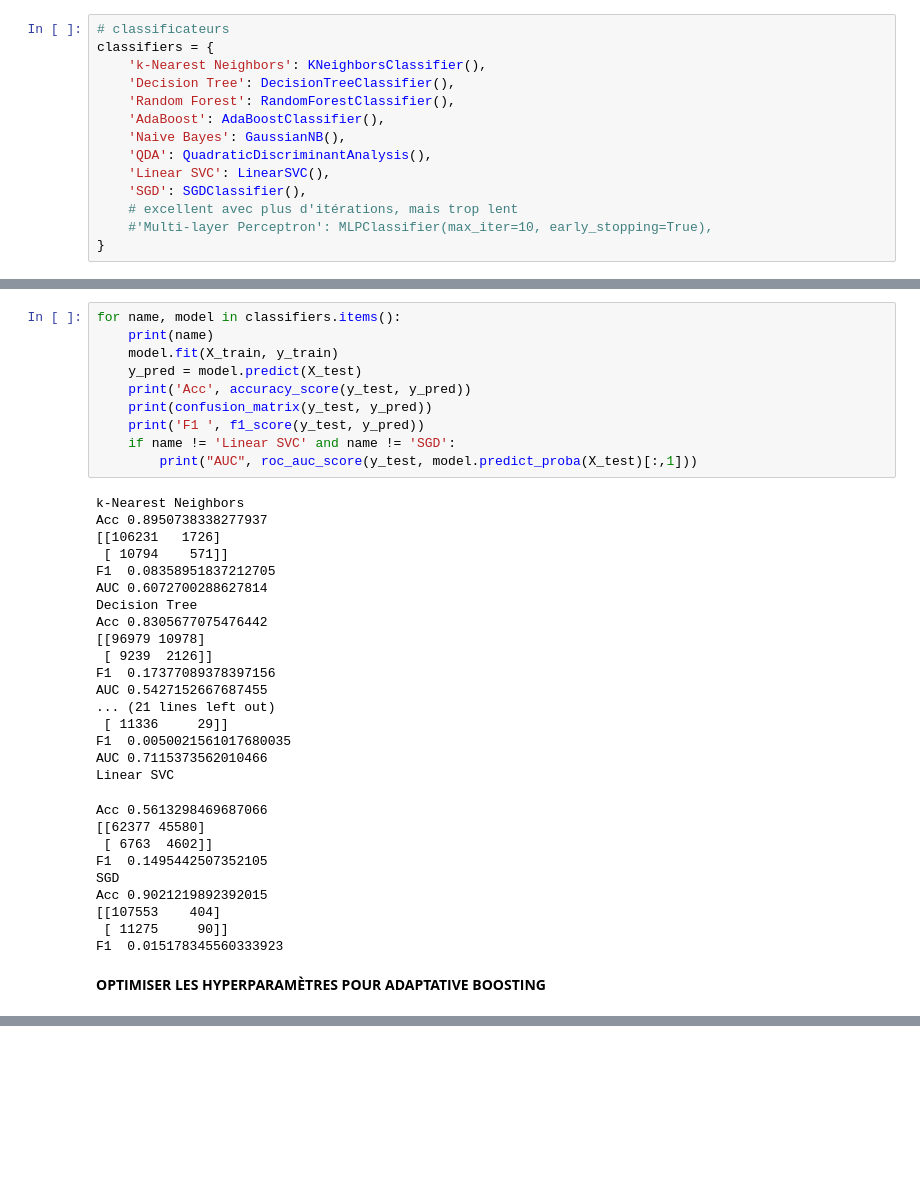
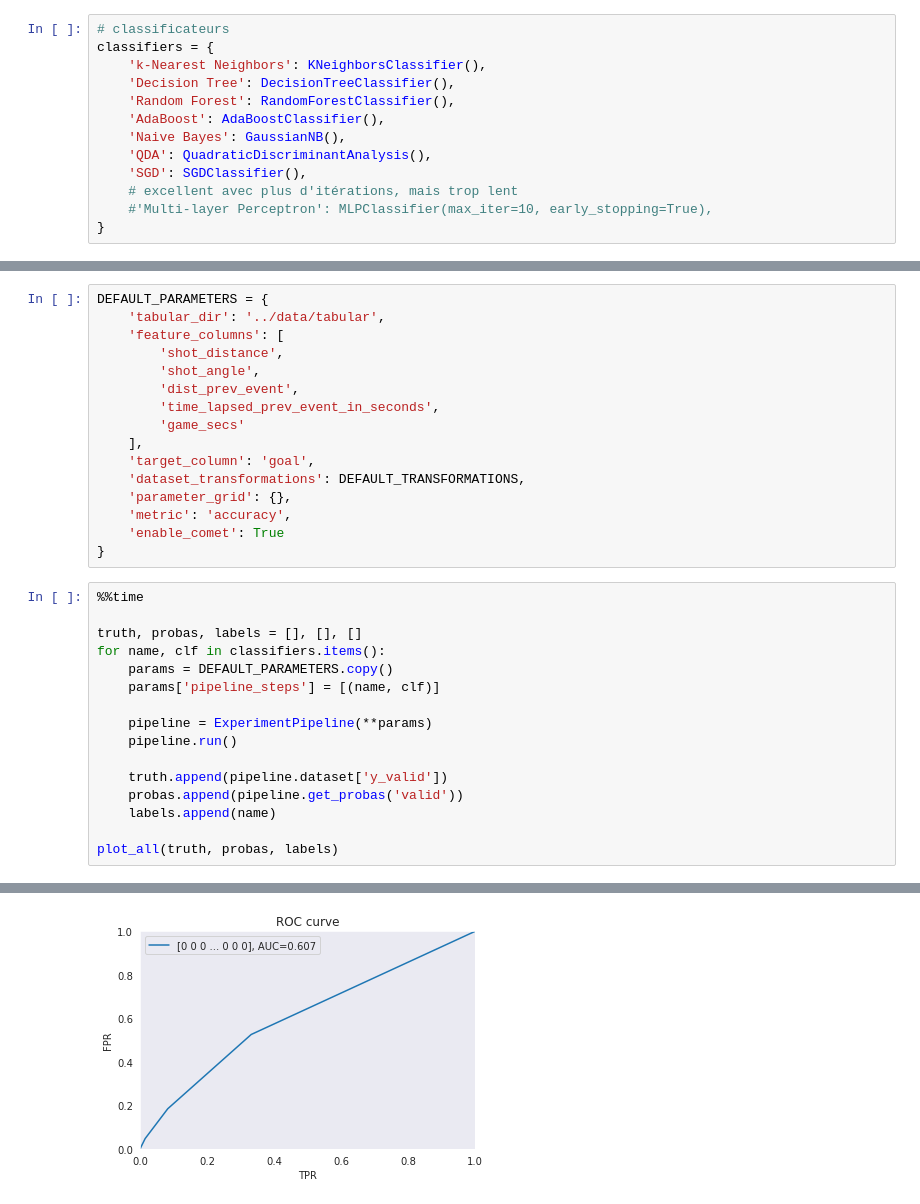
Before and after one commit to williamGlazer/IFT6758, a Jupyter notebook: notebooks/8.do-your-best.ipynb, the cells around one changed output, grey strips where cells are left out. Cells and saved outputs as stored; diff of their text form; blank space fills up the shorter version.

Commit message:
added final model search

```diff
--- a/notebooks/8.do-your-best.ipynb
+++ b/notebooks/8.do-your-best.ipynb
@@ -23,7 +32,6 @@ classifiers = {
     'AdaBoost': AdaBoostClassifier(),
     'Naive Bayes': GaussianNB(),
     'QDA': QuadraticDiscriminantAnalysis(),
-    'Linear SVC': LinearSVC(),
     'SGD': SGDClassifier(),
     # excellent avec plus d'itérations, mais trop lent
     #'Multi-layer Perceptron': MLPClassifier(max_iter=10, early_stopping=True),
@@ -58,39 +39,33 @@ y_test  = y_test.squeeze().ravel()
-# %%
-for name, model in classifiers.items():
-    print(name)
-    model.fit(X_train, y_train)
-    y_pred = model.predict(X_test)
-    print('Acc', accuracy_score(y_test, y_pred))
-    print(confusion_matrix(y_test, y_pred))
-    print('F1 ', f1_score(y_test, y_pred))
-    if name != 'Linear SVC' and name != 'SGD':
-        print("AUC", roc_auc_score(y_test, model.predict_proba(X_test)[:,1]))
-# %% [output]
-k-Nearest Neighbors
-Acc 0.8950738338277937
-[[106231   1726]
- [ 10794    571]]
-F1  0.08358951837212705
-AUC 0.6072700288627814
-Decision Tree
-Acc 0.8305677075476442
-[[96979 10978]
- [ 9239  2126]]
-F1  0.17377089378397156
-AUC 0.5427152667687455
-... (21 lines left out)
- [ 11336     29]]
-F1  0.0050021561017680035
-AUC 0.7115373562010466
-Linear SVC
-Acc 0.5613298469687066
-[[62377 45580]
- [ 6763  4602]]
-F1  0.1495442507352105
-SGD
-Acc 0.9021219892392015
-[[107553    404]
- [ 11275     90]]
-F1  0.015178345560333923
-# %% [markdown]
-**OPTIMISER LES HYPERPARAMÈTRES POUR ADAPTATIVE BOOSTING**
+# %%
+DEFAULT_PARAMETERS = {
+    'tabular_dir': '../data/tabular',
+    'feature_columns': [
+        'shot_distance',
+        'shot_angle',
+        'dist_prev_event',
+        'time_lapsed_prev_event_in_seconds',
+        'game_secs'
+    ],
+    'target_column': 'goal',
+    'dataset_transformations': DEFAULT_TRANSFORMATIONS,
+    'parameter_grid': {},
+    'metric': 'accuracy',
+    'enable_comet': True
+}
+# %%
+%%time
+
+truth, probas, labels = [], [], []
+for name, clf in classifiers.items():
+    params = DEFAULT_PARAMETERS.copy()
+    params['pipeline_steps'] = [(name, clf)]
+
+    pipeline = ExperimentPipeline(**params)
+    pipeline.run()
+
+    truth.append(pipeline.dataset['y_valid'])
+    probas.append(pipeline.get_probas('valid'))
+    labels.append(name)
+
+plot_all(truth, probas, labels)
+# %% [output]
@@ -96,0 +97 @@ F1  0.015178345560333923
+[figure, added]
```
Also changed, not shown: parts of 26 cells of this notebook, 1 other file.
